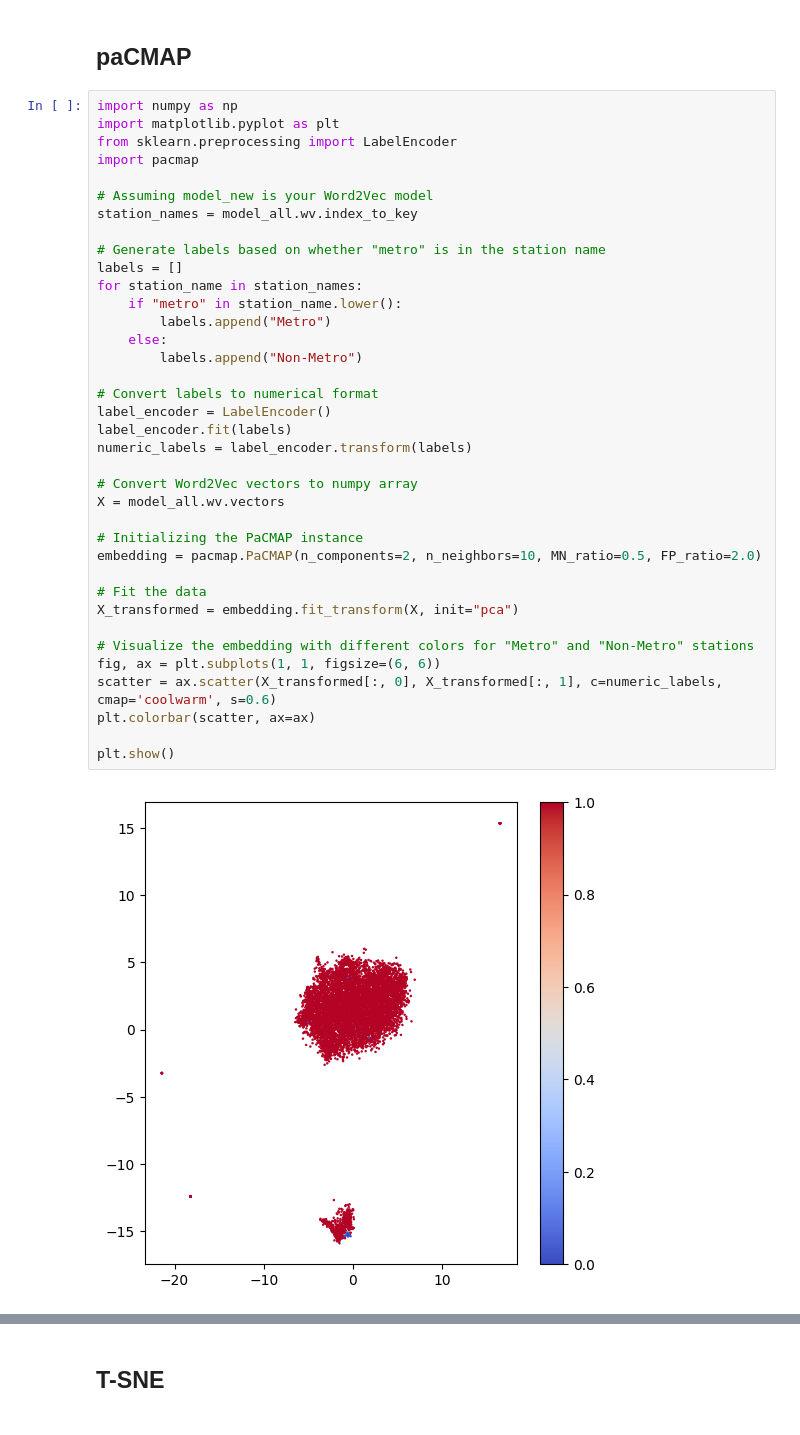
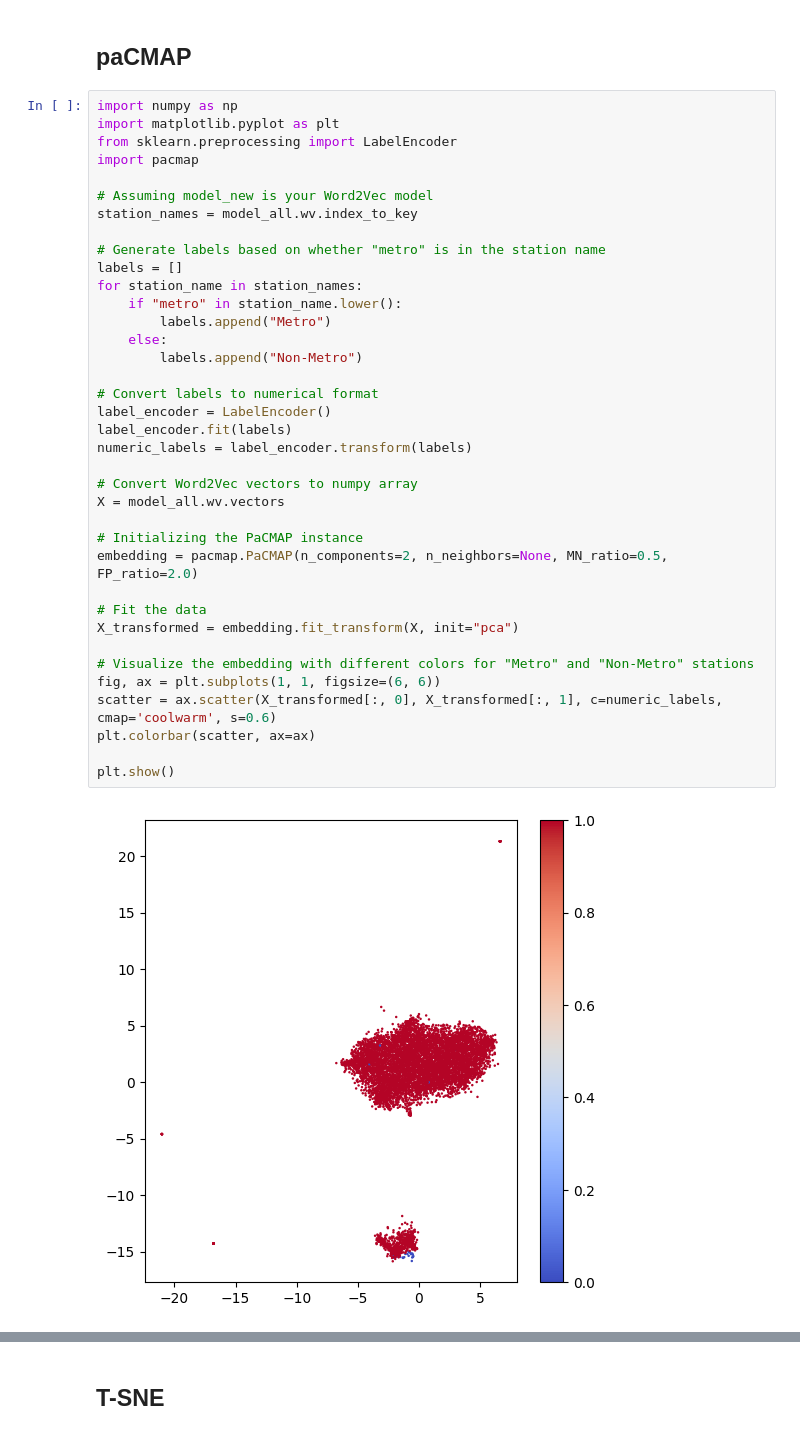
Before and after one commit to monicahardt/BachelorProject, a Jupyter notebook: Notebooks/Embedding_space.ipynb, the cells around one changed output, grey strips where cells are left out. Cells and saved outputs as stored; diff of their text form.

Commit message:
to merge with Embedding branch

```diff
--- a/Notebooks/Embedding_space.ipynb
+++ b/Notebooks/Embedding_space.ipynb
@@ -415,32 +394,32 @@ import pacmap
 station_names = model_all.wv.index_to_key
 
 # Generate labels based on whether "metro" is in the station name
 labels = []
 for station_name in station_names:
     if "metro" in station_name.lower():
         labels.append("Metro")
     else:
         labels.append("Non-Metro")
 
 # Convert labels to numerical format
 label_encoder = LabelEncoder()
 label_encoder.fit(labels)
 numeric_labels = label_encoder.transform(labels)
 
 # Convert Word2Vec vectors to numpy array
 X = model_all.wv.vectors
 
 # Initializing the PaCMAP instance
-embedding = pacmap.PaCMAP(n_components=2, n_neighbors=10, MN_ratio=0.5, FP_ratio=2.0)
+embedding = pacmap.PaCMAP(n_components=2, n_neighbors=None, MN_ratio=0.5, FP_ratio=2.0)
 
 # Fit the data
 X_transformed = embedding.fit_transform(X, init="pca")
 
 # Visualize the embedding with different colors for "Metro" and "Non-Metro" stations
 fig, ax = plt.subplots(1, 1, figsize=(6, 6))
 scatter = ax.scatter(X_transformed[:, 0], X_transformed[:, 1], c=numeric_labels, cmap='coolwarm', s=0.6)
 plt.colorbar(scatter, ax=ax)
 
 plt.show()
 # %% [output]
-[figure, old version]
+[figure, new version]
```
Also changed, not shown: parts of 18 cells of this notebook, 1 other file.
